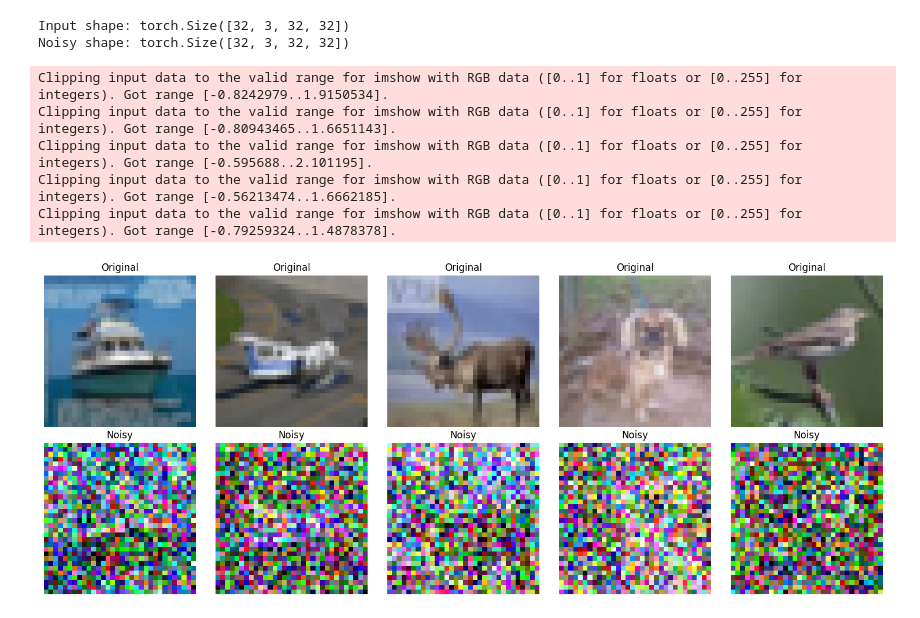
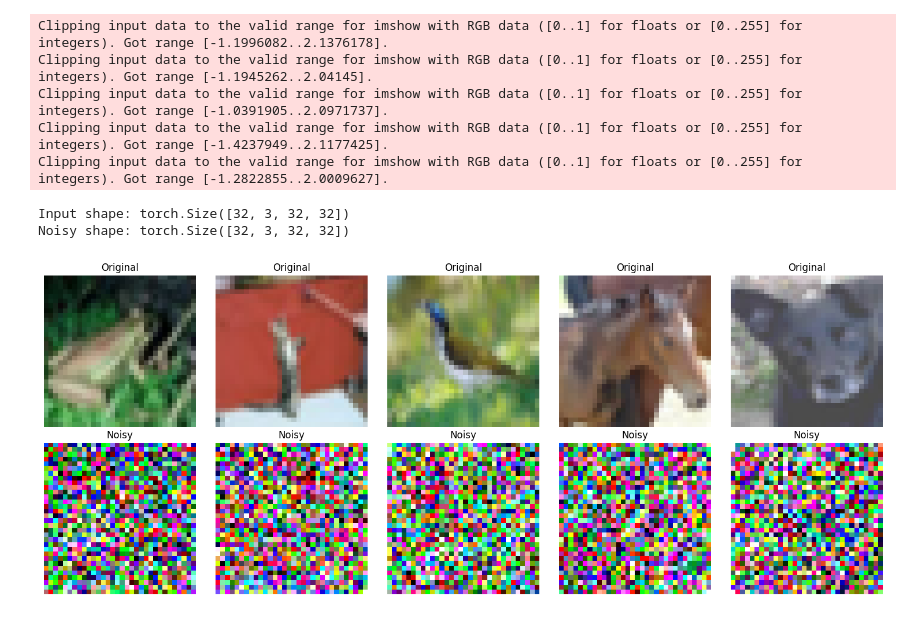
Before and after one commit to mashathepotato/noise-efficient-diffusion-model, a Jupyter notebook: notebooks/noising.ipynb, the cells around one changed output. Drawn from its saved outputs; the diff is of its cells as text; code cells hidden in the pictures.

```diff
--- a/notebooks/noising.ipynb
+++ b/notebooks/noising.ipynb
@@ -1,52 +1,51 @@
 # %%
 import torch
 from utils.gaussian_diffusion import GaussianDiffusion
 import torchvision
 import torchvision.transforms as transforms
+
+from utils.visualization import visualize_noisy_samples, visualize_image_with_patch_entropy, visualize_image_with_patches
 
 transform = transforms.Compose([
     transforms.ToTensor(),
     transforms.Normalize((0.5, 0.5, 0.5), (0.5, 0.5, 0.5))
 ])
 
 trainset = torchvision.datasets.CIFAR10(root='./../data', train=True, download=False, transform=transform)
 trainloader = torch.utils.data.DataLoader(trainset, batch_size=32, shuffle=True)
 
 testset = torchvision.datasets.CIFAR10(root='./../data', train=False, download=False, transform=transform)
 testloader = torch.utils.data.DataLoader(testset, batch_size=32, shuffle=False)
 
 diffusion = GaussianDiffusion(img_size=(3, 32, 32), timesteps=1000, beta_start=0.0001, beta_end=0.02, device='cpu')
 
 data_iter = iter(trainloader)
 images, labels = next(data_iter)
 images = images.to('cpu')
 
 t = torch.randint(0, diffusion.timesteps, (images.size(0),), device='cpu').long()
 x_t, noise = diffusion.forward_diffusion(images, t)
 
 print(f"Input shape: {images.shape}")
 print(f"Noisy shape: {x_t.shape}")
+
+data_iter = iter(trainloader)
+images, labels = next(data_iter)
+images = images.to('cpu')
+
+t = 500
+noisy_images, noise = diffusion.forward_diffusion(images, t)
+
+visualize_noisy_samples(images, noisy_images, num_samples=5)
 # %% [output]
-Input shape: torch.Size([32, 3, 32, 32])
-Noisy shape: torch.Size([32, 3, 32, 32])
+Clipping input data to the valid range for imshow with RGB data ([0..1] for floats or [0..255] for integers). Got range [-1.1996082..2.1376178].
+Clipping input data to the valid range for imshow with RGB data ([0..1] for floats or [0..255] for integers). Got range [-1.1945262..2.04145].
+Clipping input data to the valid range for imshow with RGB data ([0..1] for floats or [0..255] for integers). Got range [-1.0391905..2.0971737].
+Clipping input data to the valid range for imshow with RGB data ([0..1] for floats or [0..255] for integers). Got range [-1.4237949..2.1177425].
+Clipping input data to the valid range for imshow with RGB data ([0..1] for floats or [0..255] for integers). Got range [-1.2822855..2.0009627].
+Input shape: torch.Size([32, 3, 32, 32])
+Noisy shape: torch.Size([32, 3, 32, 32])
+[figure, added]
-# %%
-from utils.visualization import visualize_noisy_samples
-
-data_iter = iter(trainloader)
-images, labels = next(data_iter)
-images = images.to('cpu')
-
-t = 250
-noisy_images, noise = diffusion.forward_diffusion(images, t)
-
-visualize_noisy_samples(images, noisy_images, num_samples=5)
-# %% [output]
-Clipping input data to the valid range for imshow with RGB data ([0..1] for floats or [0..255] for integers). Got range [-0.8242979..1.9150534].
-Clipping input data to the valid range for imshow with RGB data ([0..1] for floats or [0..255] for integers). Got range [-0.80943465..1.6651143].
-Clipping input data to the valid range for imshow with RGB data ([0..1] for floats or [0..255] for integers). Got range [-0.595688..2.101195].
-Clipping input data to the valid range for imshow with RGB data ([0..1] for floats or [0..255] for integers). Got range [-0.56213474..1.6662185].
-Clipping input data to the valid range for imshow with RGB data ([0..1] for floats or [0..255] for integers). Got range [-0.79259324..1.4878378].
-[figure, removed]
 # %%
 from scipy.stats import entropy
 import matplotlib.pyplot as plt
```
Also changed, not shown: parts of 5 cells of this notebook, 1 other file.
